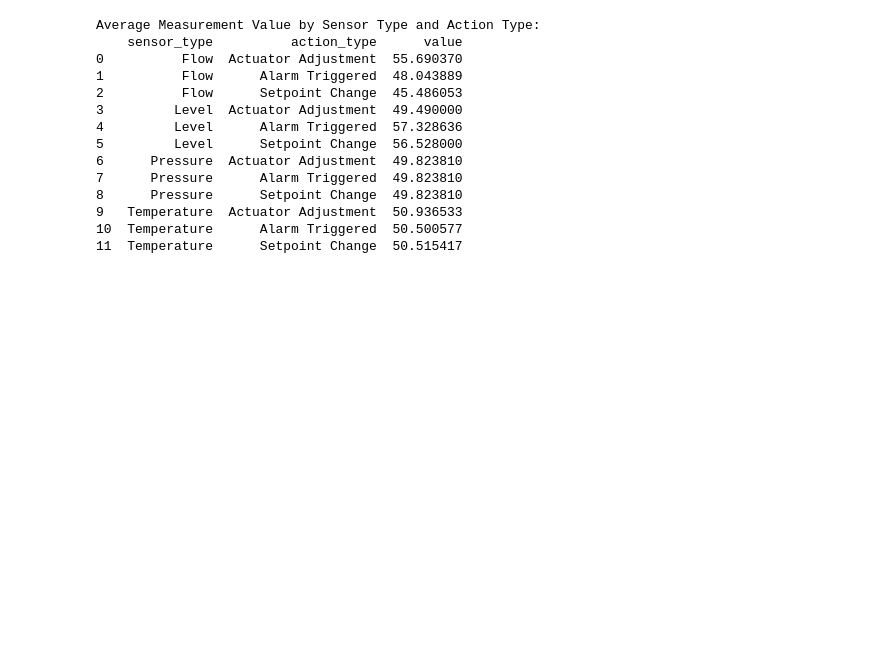
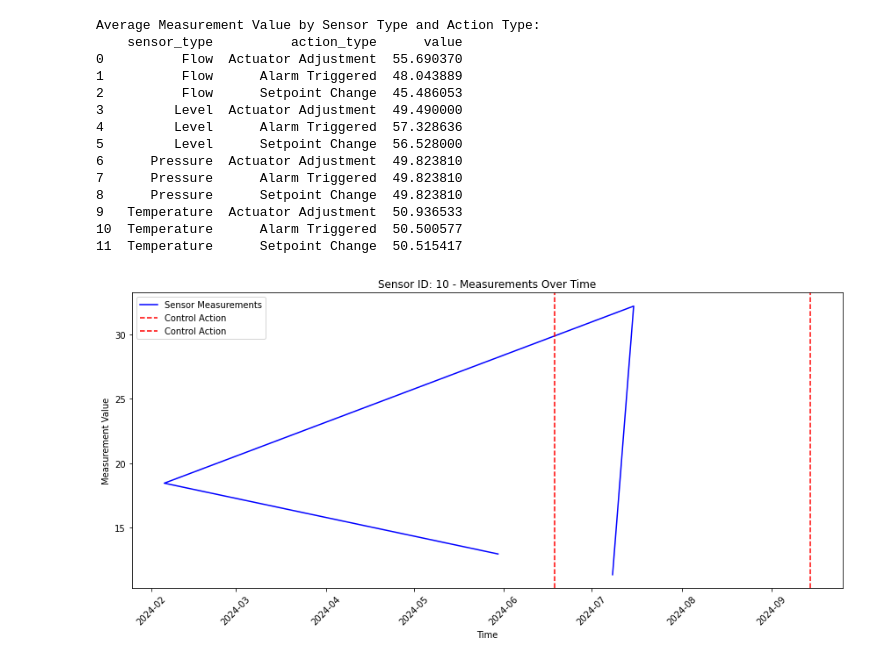
Before and after one commit to aaryanmahipalcu/ME-371, a Jupyter notebook: Exercise 2/PART 2/part2.ipynb, the cells around one changed output. Cells and saved outputs as stored; diff of their text form; code cells hidden in the pictures; blank space fills up the shorter version.

```diff
--- a/Exercise 2/PART 2/part2.ipynb
+++ b/Exercise 2/PART 2/part2.ipynb
@@ -418,3 +418,94 @@ Average Measurement Value by Sensor Type and Action Type:
 9   Temperature  Actuator Adjustment  50.936533
 10  Temperature      Alarm Triggered  50.500577
 11  Temperature      Setpoint Change  50.515417
+# %%
+def analyze_control_action_impact(system_id, systems_df, sensors_df, measurements_df, control_actions_df):
+    """
+    Analyze the impact of control actions on sensor measurements for a given system.
+
+    This function identifies all sensors and control actions for the specified system,
+    plots sensor measurements over time with control action indicators,
+    and calculates the average measurement value changes before and after each control action.
+
+    Parameters:
+    system_id (int): The ID of the system to analyze.
+    systems_df (pd.DataFrame): DataFrame containing system information.
+    sensors_df (pd.DataFrame): DataFrame containing sensor information.
+    measurements_df (pd.DataFrame): DataFrame containing measurement data.
+    control_actions_df (pd.DataFrame): DataFrame containing control action data.
+
+    Returns:
+    dict: A dictionary where keys are sensor IDs and values are dictionaries containing:
+        - 'average_change': The average change in measurement value after control actions.
+        - 'num_actions': The number of control actions for the sensor.
+
+    The function also generates plots for each sensor, showing measurements over time and control action occurrences.
+    """
+    # Step 1: Identify all sensors for the given system
+    system_sensors = sensors_df[sensors_df['system_id'] == system_id]
+
+    # Step 2: Identify all control actions for the given system
+    control_actions = control_actions_df[control_actions_df['system_id'] == system_id]
+
+    # Initialize a summary dictionary
+    impact_summary = {}
+
+    # Step 3: Analyze each sensor
+    for _, sensor in system_sensors.iterrows():
+        sensor_id = sensor['sensor_id']
+
+        # Get measurements for the sensor
+        sensor_measurements = measurements_df[measurements_df['sensor_id'] == sensor_id]
+
+        # Initialize average change and action count
+        total_change = 0
+        num_actions = 0
+
+        # Plot measurements over time
+        plt.figure(figsize=(12, 6))
+        plt.plot(sensor_measurements['timestamp'], sensor_measurements['value'], label='Sensor Measurements', color='blue')
+
+        # Step 4: Overlay control actions on the plot
+        for _, action in control_actions.iterrows():
+            action_time = action['timestamp']
+            plt.axvline(action_time, color='red', linestyle='--', label='Control Action')
+
+            # Calculate average measurement value before and after control action
+            before_measurements = sensor_measurements[sensor_measurements['timestamp'] < action_time]['value']
+            after_measurements = sensor_measurements[sensor_measurements['timestamp'] > action_time]['value']
+
+            if not before_measurements.empty and not after_measurements.empty:
+                average_before = before_measurements.mean()
+                average_after = after_measurements.mean()
+
+                # Update total change and action count
+                total_change += (average_after - average_before)
+                num_actions += 1
+
+        # Finalize the plot
+        plt.title(f'Sensor ID: {sensor_id} - Measurements Over Time')
+        plt.xlabel('Time')
+        plt.ylabel('Measurement Value')
+        plt.xticks(rotation=45)
+        plt.legend()
+        plt.tight_layout()
+        plt.show()
+
+        # Calculate average change
+        average_change = total_change / num_actions if num_actions > 0 else 0
+        impact_summary[sensor_id] = {
+            'average_change': average_change,
+            'num_actions': num_actions
+        }
+
+    return impact_summary
+
+# Example usage:
+system_id = 1
+impact_summary = analyze_control_action_impact(system_id, systems_df, sensors_df, measurements_df, control_actions_df)
+for sensor_id, impact in impact_summary.items():
+    print(f"Sensor {sensor_id}:")
+    print(f"  Average change after control actions: {impact['average_change']:.4f}")
+    print(f"  Number of control actions: {impact['num_actions']}")
+# %% [output]
+[figure, added]
```
Also changed, not shown: parts of 1 cell of this notebook.
